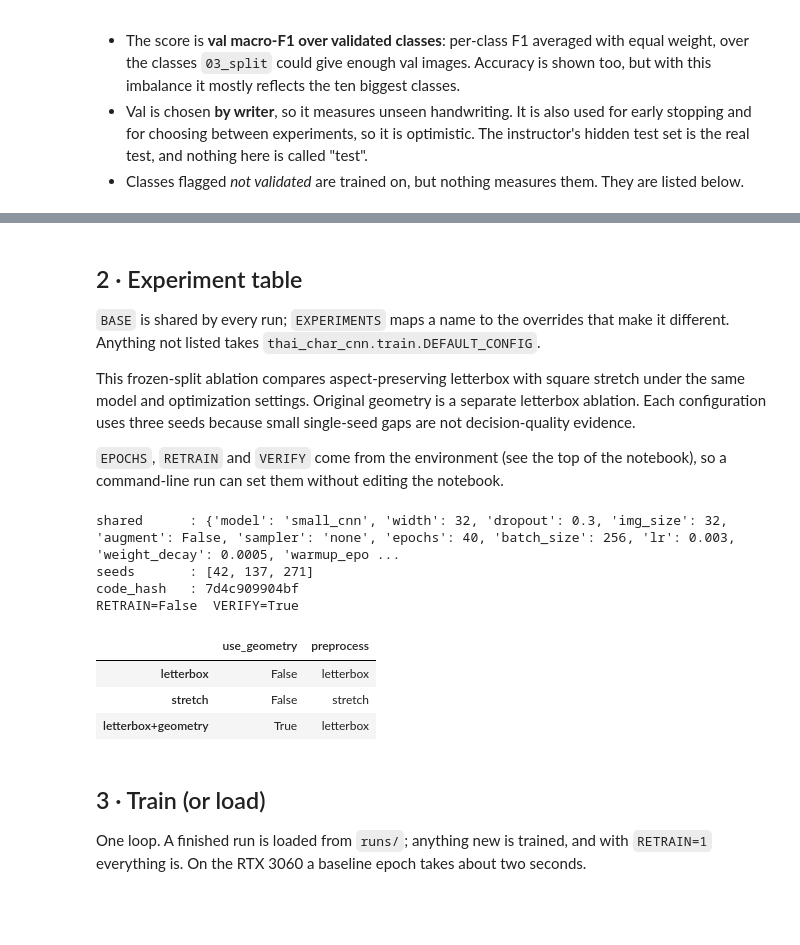
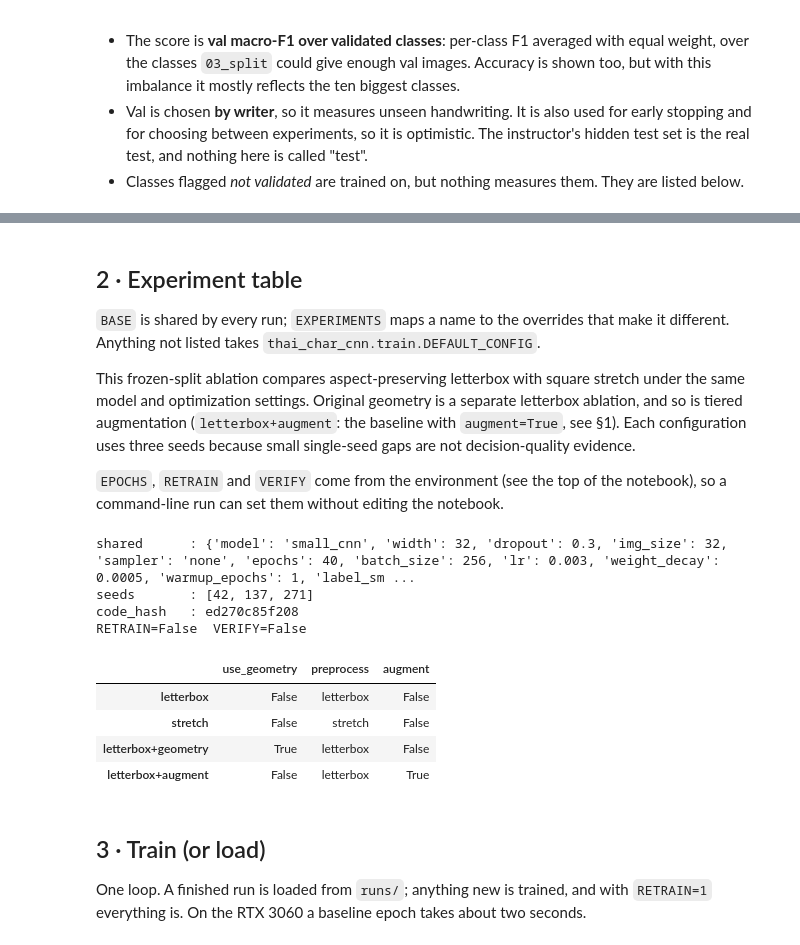
Before and after one commit to lemasc/thai-char-cnn, a Jupyter notebook: notebooks/04_train.ipynb, the cells around one changed output, grey strips where cells are left out. Drawn from its saved outputs; the diff is of its cells as text; code cells hidden in the pictures; blank space fills up the shorter version.

```diff
--- a/notebooks/04_train.ipynb
+++ b/notebooks/04_train.ipynb
@@ -101,16 +103,18 @@ N_ROWS, N_DRAWS = 8, 7
 torch.manual_seed(0)
 rng = np.random.default_rng(0)
 pick = rng.choice(data.idx["train"], N_ROWS, replace=False)
-tf = build_train_transform(AUG)
+tf = build_train_transform(AUG, classes.character.tolist())
+TIERS = AUG.resolved_tiers()
 fig, ax = plt.subplots(N_ROWS, N_DRAWS + 1, figsize=(1.2 * (N_DRAWS + 1), 1.25 * N_ROWS))
 for r, j in enumerate(pick):
     px = data.pixels[j]
     for c in range(N_DRAWS + 1):
-        img = px if c == 0 else tf(px)
+        img = px if c == 0 else tf(px, int(data.y[j]))
         ax[r, c].imshow(img[0], cmap="gray", vmin=0, vmax=255)
         ax[r, c].set_xticks([])
         ax[r, c].set_yticks([])
-    ax[r, 0].set_ylabel(classes.character.iloc[int(data.y[j])], fontproperties=THAI, rotation=0, labelpad=14)
+    ch = classes.character.iloc[int(data.y[j])]
+    ax[r, 0].set_ylabel(f"{ch} T{'+'.join(map(str, TIERS[ch]))}", fontproperties=THAI, rotation=0, labelpad=22)
 ax[0, 0].set_title("input", fontsize=9)
 for c in range(1, N_DRAWS + 1):
     ax[0, c].set_title(f"aug {c}", fontsize=9)
@@ -123,7 +129,8 @@ plt.show()
 Anything not listed takes `thai_char_cnn.train.DEFAULT_CONFIG`.
 
 This frozen-split ablation compares aspect-preserving letterbox with square stretch under the
-same model and optimization settings. Original geometry is a separate letterbox ablation. Each
+same model and optimization settings. Original geometry is a separate letterbox ablation, and so
+is tiered augmentation (`letterbox+augment`: the baseline with `augment=True`, see §1). Each
 configuration uses three seeds because small single-seed gaps are not decision-quality evidence.
 
 `EPOCHS`, `RETRAIN` and `VERIFY` come from the environment (see the top of the notebook), so a
@@ -131,31 +138,33 @@ command-line run can set them without editing the notebook.
 # %%
 BASE = dict(epochs=int(os.environ.get("EPOCHS", DEFAULT_CONFIG["epochs"])))
 SEEDS = [42, 137, 271]
 RETRAIN = os.environ.get("RETRAIN") == "1"
 VERIFY = os.environ.get("VERIFY") == "1"
 
 EXPERIMENTS = {
     "letterbox": {},
     "stretch": dict(preprocess="stretch"),
     "letterbox+geometry": dict(use_geometry=True),
+    "letterbox+augment": dict(augment=True),
 }
 
 table = pd.DataFrame({name: DEFAULT_CONFIG | BASE | ov for name, ov in EXPERIMENTS.items()}).T
 varying = [c for c in table.columns if table[c].astype(str).nunique() > 1]
 print(f"shared      : {({k: v for k, v in (DEFAULT_CONFIG | BASE).items() if k not in varying})}")
 print(f"seeds       : {SEEDS}")
 print(f"code_hash   : {code_hash()}")
 print(f"RETRAIN={RETRAIN}  VERIFY={VERIFY}")
 table[varying] if varying else table[[]].assign(overrides="none — baseline only")
 # %% [output]
-shared      : {'model': 'small_cnn', 'width': 32, 'dropout': 0.3, 'img_size': 32, 'augment': False, 'sampler': 'none', 'epochs': 40, 'batch_size': 256, 'lr': 0.003, 'weight_decay': 0.0005, 'warmup_epo ...
+shared      : {'model': 'small_cnn', 'width': 32, 'dropout': 0.3, 'img_size': 32, 'sampler': 'none', 'epochs': 40, 'batch_size': 256, 'lr': 0.003, 'weight_decay': 0.0005, 'warmup_epochs': 1, 'label_sm ...
 seeds       : [42, 137, 271]
-code_hash   : 7d4c909904bf
-RETRAIN=False  VERIFY=True
+code_hash   : ed270c85f208
+RETRAIN=False  VERIFY=False
-|  | use_geometry | preprocess |
-| letterbox | False | letterbox |
-| stretch | False | stretch |
-| letterbox+geometry | True | letterbox |
+|  | use_geometry | preprocess | augment |
+| letterbox | False | letterbox | False |
+| stretch | False | stretch | False |
+| letterbox+geometry | True | letterbox | False |
+| letterbox+augment | False | letterbox | True |
 # %% [markdown]
 ## 3 · Train (or load)
 
```
Also changed, not shown: parts of 9 cells of this notebook, 9 other files.
